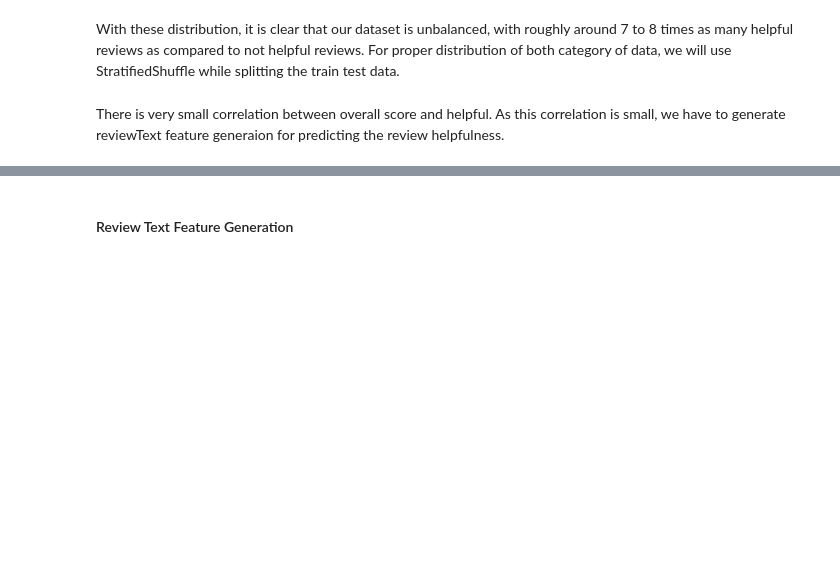
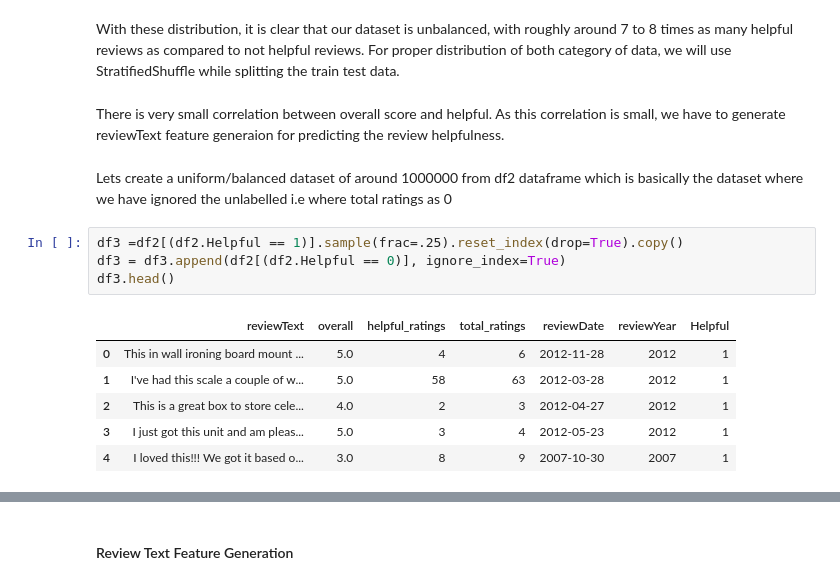
Before and after one commit to subhashree-ai/amazon-review-helpfulness-prediction, a Jupyter notebook: notebooks/amazon_review_helpfulness_prediction_analysis.ipynb, the cells around one changed output, grey strips where cells are left out. Cells and saved outputs as stored; diff of their text form; blank space fills up the shorter version.

```diff
--- a/notebooks/amazon_review_helpfulness_prediction_analysis.ipynb
+++ b/notebooks/amazon_review_helpfulness_prediction_analysis.ipynb
@@ -238,3 +232,16 @@ _ = sns.heatmap(correlations, vmin=0, vmax=1, annot=True)
 With these distribution, it is clear that our dataset is unbalanced, with roughly around 7 to 8 times as many helpful reviews as compared to not helpful reviews. For proper distribution of both category of data, we will use StratifiedShuffle while splitting the train test data.
 # %% [markdown]
 There is very small correlation between overall score and helpful. As this correlation is small, we have to generate reviewText feature generaion for predicting the review helpfulness.
+# %% [markdown]
+Lets create a uniform/balanced dataset of around 1000000 from df2 dataframe which is basically the dataset where we have ignored the unlabelled i.e where total ratings as 0
+# %%
+df3 =df2[(df2.Helpful == 1)].sample(frac=.25).reset_index(drop=True).copy()
+df3 = df3.append(df2[(df2.Helpful == 0)], ignore_index=True)
+df3.head()
+# %% [output]
+|  | reviewText | overall | helpful_ratings | total_ratings | reviewDate | reviewYear | Helpful |
+| 0 | This in wall ironing board mount ... | 5.0 | 4 | 6 | 2012-11-28 | 2012 | 1 |
+| 1 | I've had this scale a couple of w... | 5.0 | 58 | 63 | 2012-03-28 | 2012 | 1 |
+| 2 | This is a great box to store cele... | 4.0 | 2 | 3 | 2012-04-27 | 2012 | 1 |
+| 3 | I just got this unit and am pleas... | 5.0 | 3 | 4 | 2012-05-23 | 2012 | 1 |
+| 4 | I loved this!!! We got it based o... | 3.0 | 8 | 9 | 2007-10-30 | 2007 | 1 |
```
Also changed, not shown: parts of 15 cells of this notebook.
